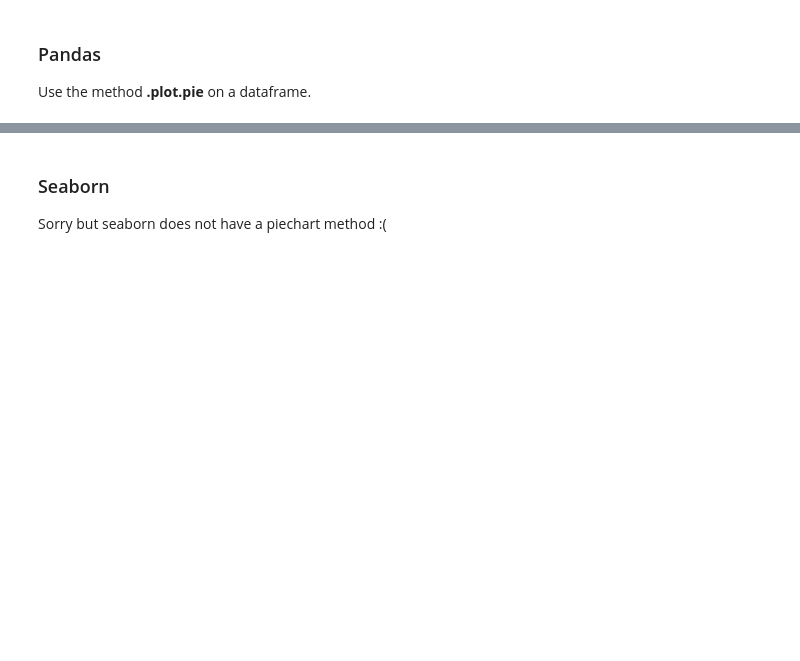
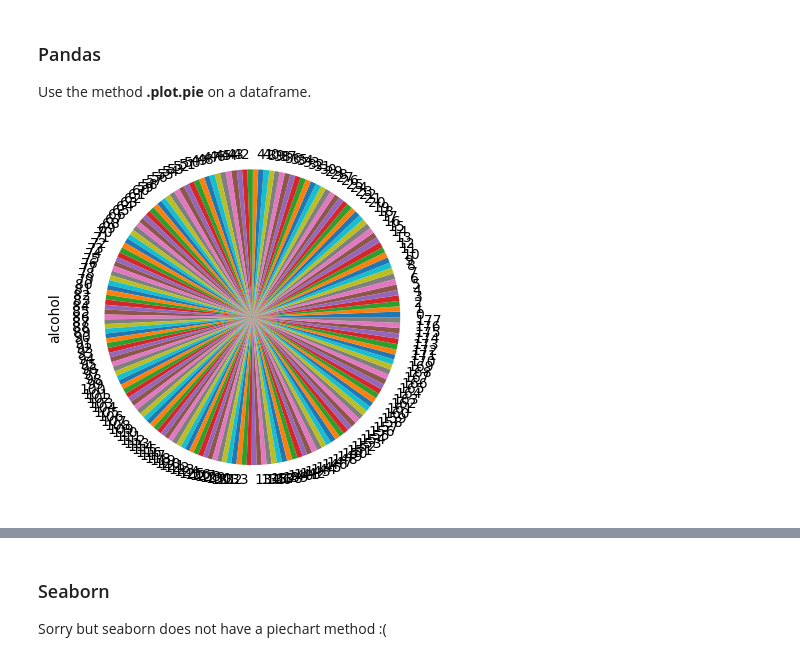
Before and after one commit to Gnoel01/data_viz_python_tutorial, a Jupyter notebook: Data_Viz_Tutorial.ipynb, the cells around one changed output, grey strips where cells are left out. Cells and saved outputs as stored; diff of their text form; code cells hidden in the pictures; blank space fills up the shorter version.

```diff
--- a/Data_Viz_Tutorial.ipynb
+++ b/Data_Viz_Tutorial.ipynb
@@ -488,3 +485,8 @@ plt.show()
 # %% [markdown]
 ### Pandas
 Use the method **.plot.pie** on a dataframe.
+# %%
+wine_df['alcohol'].plot.pie()
+plt.show()
+# %% [output]
+[figure, added]
```
Also changed, not shown: parts of 14 cells of this notebook.
